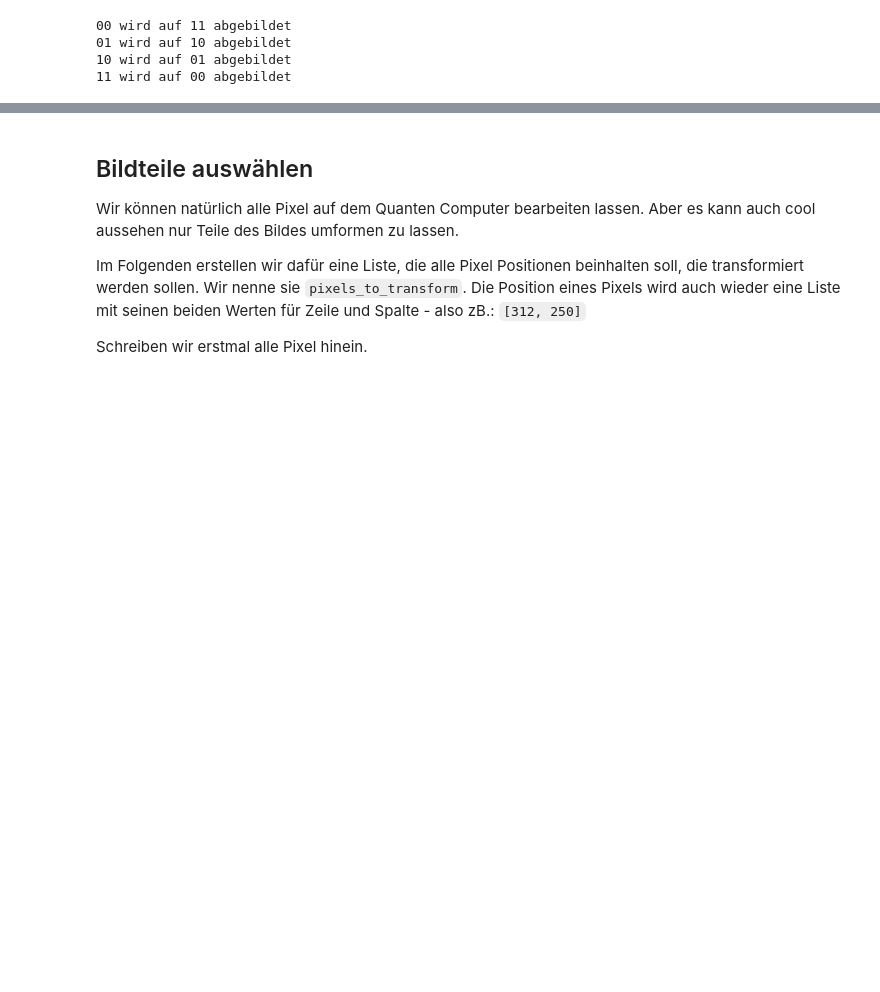
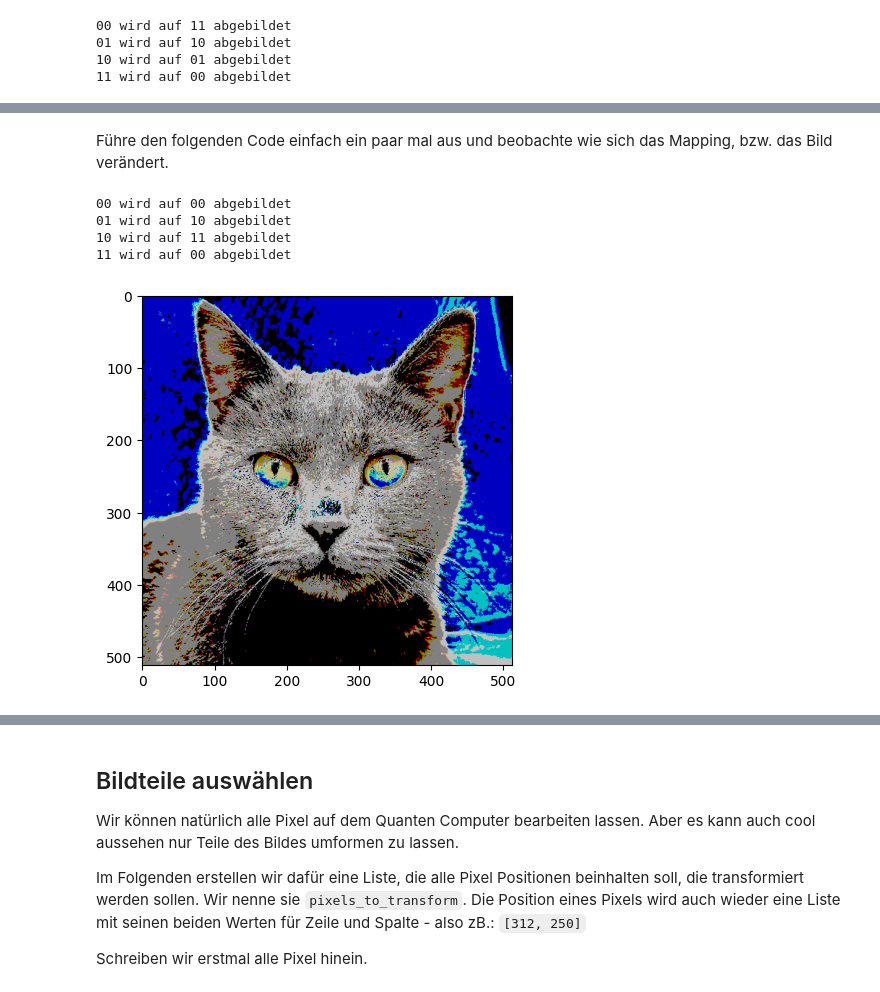
Before and after one commit to eileen-kuehn/intro_qc4images, a Jupyter notebook: worksheets/QolorQoding.ipynb, the cells around one changed output, grey strips where cells are left out. Cells and saved outputs as stored; diff of their text form; code cells hidden in the pictures; blank space fills up the shorter version.

```diff
--- a/worksheets/QolorQoding.ipynb
+++ b/worksheets/QolorQoding.ipynb
@@ -156,0 +219,15 @@ print_mapping(mapping)
+# %% [markdown]
+Führe den folgenden Code einfach ein paar mal aus und beobachte wie sich das Mapping, bzw. das Bild verändert.
+# %%
+mapping = create_mapping(quantum_circuit_3c)
+q_image = convert_image(my_qubit_count(), image, mapping, my_pixels_to_transform())
+
+print_mapping(mapping)
+
+imshow(q_image);
+# %% [output]
+00 wird auf 00 abgebildet
+01 wird auf 10 abgebildet
+10 wird auf 11 abgebildet
+11 wird auf 00 abgebildet
+[figure, added]
```
Also changed, not shown: parts of 46 cells of this notebook, 3 other files.
